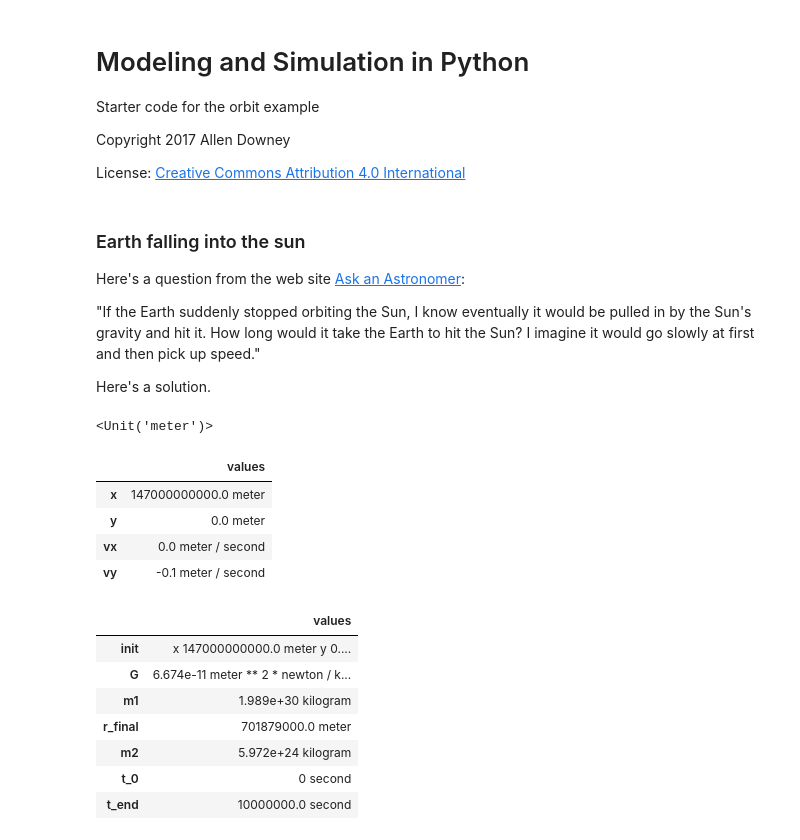
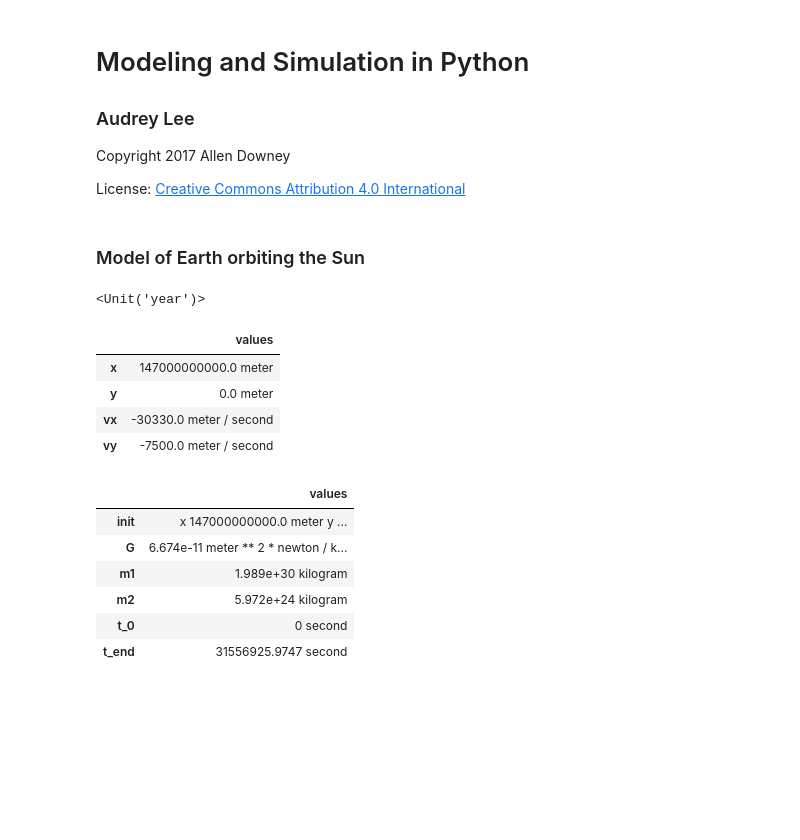
Before and after one commit to Audrey-Lee88/ModSimPy, a Jupyter notebook: code/orbit_homework-Audrey.ipynb, the cells around one changed output. Saved outputs shown, nothing was run; the diff lists cells and outputs as text; code cells hidden in the pictures; blank space fills up the shorter version.

Commit message:
updated version of orbit

```diff
--- a/code/orbit_homework-Audrey.ipynb
+++ b/code/orbit_homework-Audrey.ipynb
@@ -1,7 +1,7 @@
 # %% [markdown]
 # Modeling and Simulation in Python
 
-Starter code for the orbit example
+### Audrey Lee
 
 Copyright 2017 Allen Downey
 
@@ -15,14 +15,8 @@ License: [Creative Commons Attribution 4.0 International](https://creativecommon
 
 # import functions from the modsim.py module
 from modsim import *
-# %% [markdown]
-### Earth falling into the sun
-
-Here's a question from the web site [Ask an Astronomer](http://curious.astro.cornell.edu/about-us/39-our-solar-system/the-earth/other-catastrophes/57-how-long-would-it-take-the-earth-to-fall-into-the-sun-intermediate):
-
-"If the Earth suddenly stopped orbiting the Sun, I know eventually it would be pulled in by the Sun's gravity and hit it. How long would it take the Earth to hit the Sun? I imagine it would go slowly at first and then pick up speed."
-
-Here's a solution.
+# %% [markdown]
+### Model of Earth orbiting the Sun
 # %%
 # Here are the units we'll need
 
@@ -30,43 +24,43 @@ s = UNITS.second
 N = UNITS.newton
 kg = UNITS.kilogram
 m = UNITS.meter
+year = UNITS.year
 # %% [output]
-<Unit('meter')>
+<Unit('year')>
 # %%
 # And an inition condition (with everything in SI units)
 
 r_0 = Vector(147e9,0) * m
-v_0 = Vector(0,-1) * m/s
+v_0 = Vector(-30330,-7500) * m/s
 
 init = State(x= r_0.x,y=r_0.y, vx= v_0.x ,vy= v_0.y)
 # %% [output]
 |  | values |
 | x | 147000000000.0 meter |
 | y | 0.0 meter |
-| vx | 0.0 meter / second |
-| vy | -0.1 meter / second |
+| vx | -30330.0 meter / second |
+| vy | -7500.0 meter / second |
 # %%
 # Making a system object
 
 r_earth = 6.371e6 * m
 r_sun = 695.508e6 * m
+t_end=1 * year
 
 system = System(init=init,
                 G=6.674e-11 * N / kg**2 * m**2,
                 m1=1.989e30 * kg,
-                r_final=r_sun + r_earth,
                 m2=5.972e24 * kg,
                 t_0=0 * s,
-                t_end=1e7 * s)
+                t_end=t_end.to(s))
 # %% [output]
 |  | values |
-| init | x 147000000000.0 meter y 0.... |
+| init | x 147000000000.0 meter y ... |
 | G | 6.674e-11 meter ** 2 * newton / k... |
 | m1 | 1.989e+30 kilogram |
-| r_final | 701879000.0 meter |
 | m2 | 5.972e+24 kilogram |
 | t_0 | 0 second |
-| t_end | 10000000.0 second |
+| t_end | 31556925.9747 second |
 # %%
 # Here's a function that computes the force of gravity
 
```
Also changed, not shown: parts of 14 cells of this notebook.
